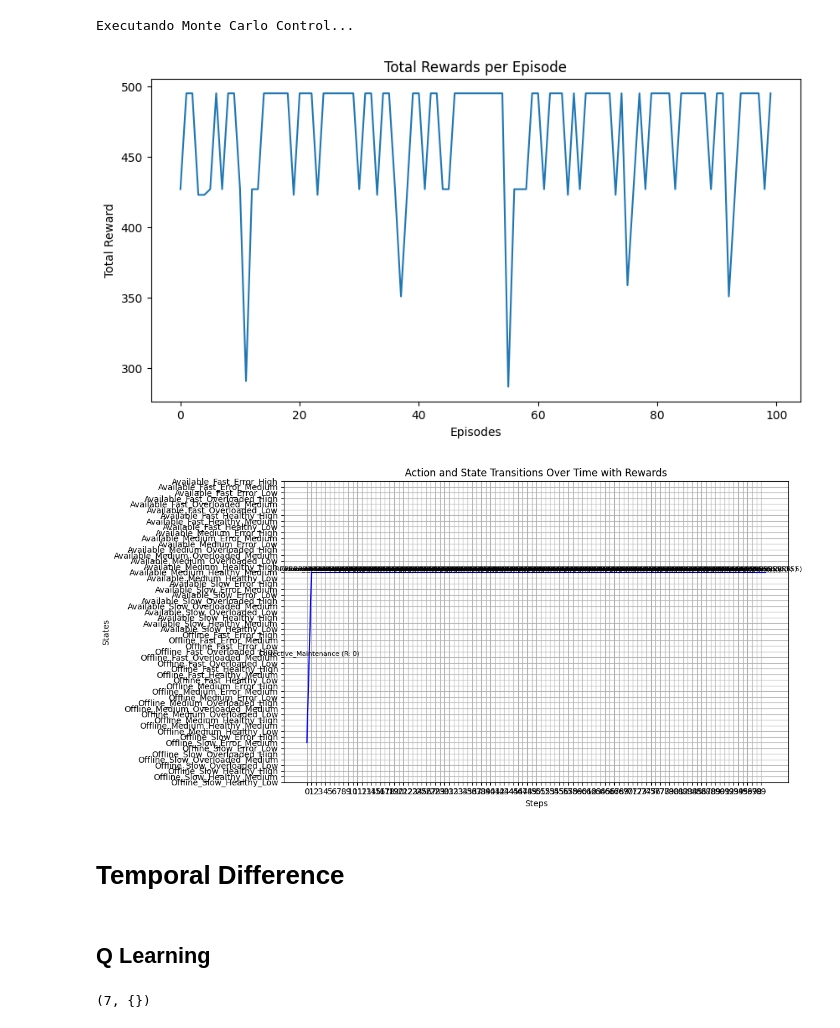
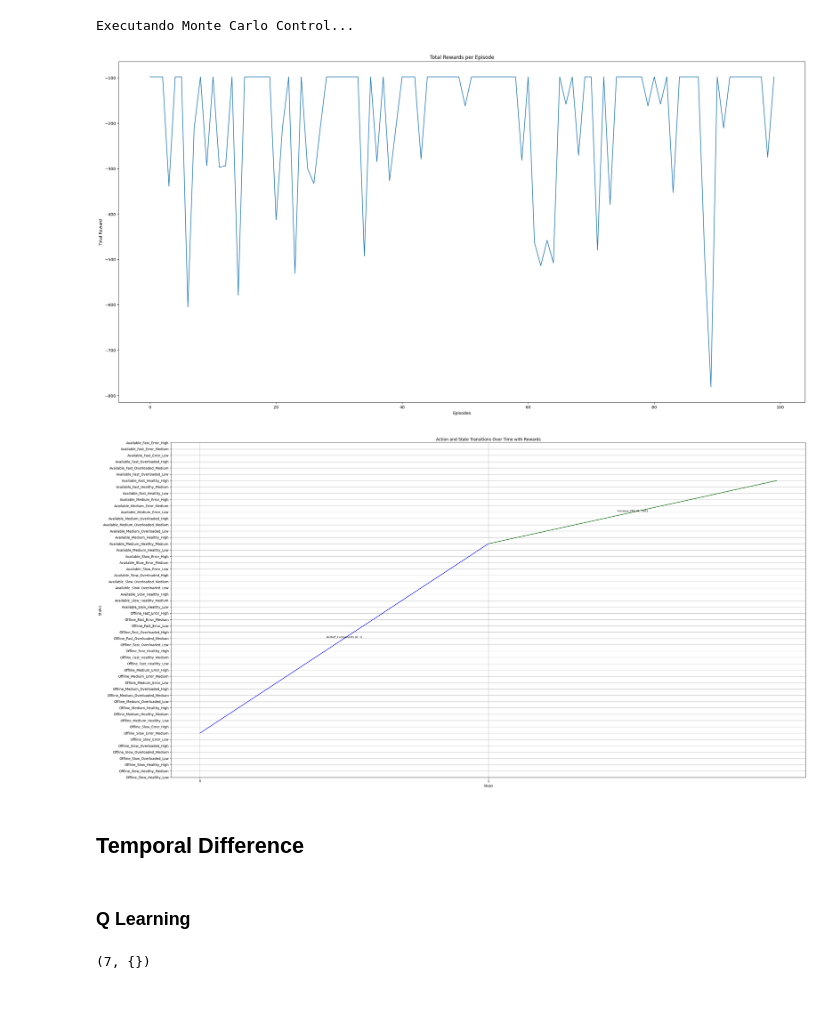
Before and after one commit to arturossouza/API-Env, a Jupyter notebook: main.ipynb, the cells around one changed output. Drawn from its saved outputs; the diff is of its cells as text; code cells hidden in the pictures; blank space fills up the shorter version.

```diff
--- a/main.ipynb
+++ b/main.ipynb
@@ -95,3 +155,30 @@ from src.algorithms.monte_carlo.utils import (
     run_monte_carlo_policy,
 )
 from src.algorithms.monte_carlo.epsilon_greedy_control import mc_control_epsilon_greedy
+# %%
+monte_carlo_state_rewards = {
+    "availability": {"Available": 5, "Offline": -40},
+    "response_speed": {"Fast": 7, "Medium": -2, "Slow": -5},
+    "health": {"Healthy": 5, "Error": -10, "Overloaded": -8},
+    "request_capacity": {"Low": -5, "Medium": -1, "High": 2},
+}
+
+monte_carlo_actions_penalties = {
+    "Increase_CPU": -120,
+    "Increase_CPU_Slightly": -20,
+    "Decrease_CPU": 3,
+    "Decrease_CPU_Slightly": 2,
+    "Corrective_Maintenance": -7,
+    "Preventive_Maintenance": -3,
+    "Restart_Components": -4,
+    "Update_Version": -6,
+    "Rollback_Version": -16,
+    "Add_Memory": -95,
+    "Remove_Memory": -2,
+}
+# %%
+env = APIEnv(
+    state_rewards=monte_carlo_state_rewards,
+    actions_penalties=monte_carlo_actions_penalties,
+)
+env.reset()
@@ -98,29 +192,23 @@ from src.algorithms.monte_carlo.epsilon_greedy_control import mc_control_epsilon
 # %%
-env = APIEnv()
-num_episodes = 100  # Número de episódios de treinamento
-num_steps = 100  # Passos por episódio
-discount_factor = 0.99
-epsilon = 0.1
-
 print("\nExecutando Monte Carlo Control...")
 Q_mc, policy_mc = mc_control_epsilon_greedy(env, num_episodes, discount_factor, epsilon)
 total_rewards_mc, history_mc = run_monte_carlo_policy(
     env, policy_mc, num_episodes, num_steps
 )
 
 # Exibir recompensas totais por episódio
 plot_total_rewards(total_rewards_mc)
 
 # Exibir histórico de estados e ações com recompensas
 plot_action_state_history_with_rewards(history_mc, env)
 # %% [output]
 Executando Monte Carlo Control...
-[figure, old version]
+[figure, new version]
-[figure, old version]
+[figure, new version]
 # %% [markdown]
-# Temporal Difference
+## Temporal Difference
 # %% [markdown]
-## Q Learning
+### Q Learning
 # %%
 from src.algorithms.temporal_difference.q_learning import q_learning
 from src.algorithms.temporal_difference.utils import (
```
Also changed, not shown: parts of 21 cells of this notebook, 4 other files.
